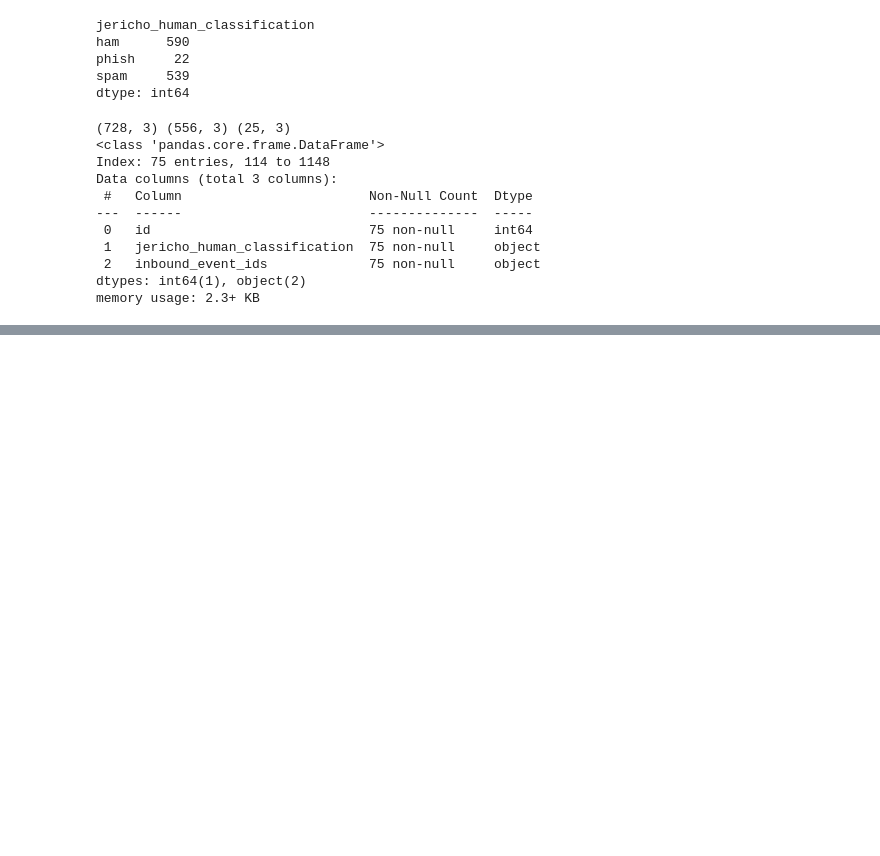
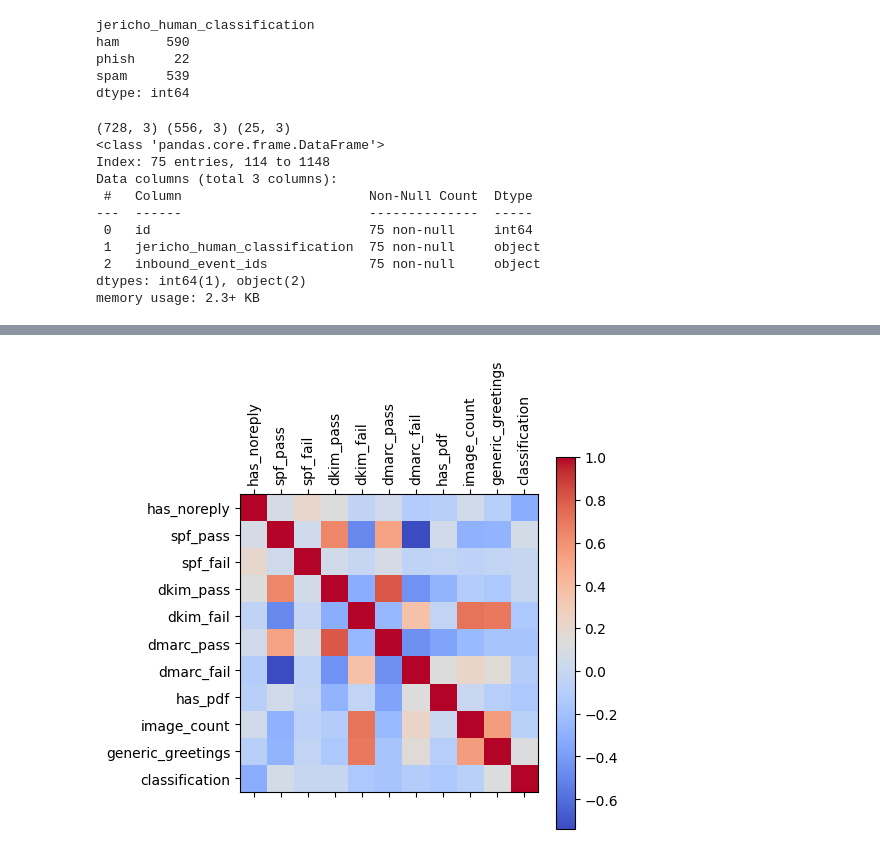
Before and after one commit to notbingsu/dsbootcamp, a Jupyter notebook: obp.ipynb, the cells around one changed output, grey strips where cells are left out. Drawn from its saved outputs; the diff is of its cells as text; code cells hidden in the pictures; blank space fills up the shorter version.

```diff
--- a/obp.ipynb
+++ b/obp.ipynb
@@ -71,8 +71,18 @@ from sklearn.model_selection import LeaveOneOut
 from sklearn.preprocessing import LabelEncoder
 from sklearn.feature_extraction.text import CountVectorizer
 encoder = LabelEncoder()
+link_formats = ["http", "https"]
+def remove_links(links, text):
+    text_without_links = text
+    for link in links:
+        text_without_links = re.sub("^" + link + "[\s\n]$", "", text_without_links)
+    return text_without_links
+def remove_tags(text):
+    text = re.sub('<[^<]+?>', '', text)
+    return text
 def simplify_text(text):
     text = text.lower()
+    text = remove_links(link_formats, text)
     text = text.replace('\n', ' ')
     text = text.replace('\r', ' ')
     text = text.replace('\t', ' ')
@@ -101,6 +111,14 @@ def count_generic_greeting(text):
     for ref in generic_references:
         count += text.lower().count(ref)
     return count
+# def has_pdf(text):
+#     return 1 if ".pdf" in text else 0
+# def image_count(text):
+#     image_suffixes = [".jpg", ".jpeg", ".png", ".gif", ".bmp"]
+#     count = 0
+#     for suffix in image_suffixes:
+#         count += text.count(suffix)
+#     return count
 
 obj_df['processed_body'] = obj_df['processed_body'].apply(simplify_text)
 obj_df['processed_subject'] = obj_df['processed_subject'].apply(simplify_text)
@@ -110,6 +128,8 @@ sender_domain = obj_df['from'].apply(lambda x: x.split('@')[1])
 sender = CountVectorizer().fit_transform(sender)
 sender_domain = CountVectorizer().fit_transform(sender_domain)
 vectorized_subject = CountVectorizer().fit_transform(obj_df['processed_subject'])
+vectorized_body = CountVectorizer().fit_transform(obj_df['processed_body'])
+
 # additional features
 has_noreply = obj_df['payload'].apply(lambda x: 1 if 'noreply' in x else 0)
 spf_pass = obj_df['payload'].apply(lambda x: 1 if 'spf=pass' in x else 0)
@@ -118,4 +138,29 @@ dkim_pass = obj_df['payload'].apply(lambda x: 1 if 'dkim=pass' in x else 0)
 dkim_fail = obj_df['payload'].apply(lambda x: 1 if 'dkim=fail' in x else 0)
 dmarc_pass = obj_df['payload'].apply(lambda x: 1 if 'dmarc=pass' in x else 0)
 dmarc_fail = obj_df['payload'].apply(lambda x: 1 if 'dmarc=fail' in x else 0)
+has_pdf = obj_df['payload'].apply(lambda x: 1 if ".pdf" in x else 0)
+image_count = obj_df['payload'].apply(lambda x: sum([x.count(suffix) for suffix in [".jpg", ".jpeg", ".png", ".gif", ".bmp"]]))
 generic_greetings = obj_df['processed_body'].apply(count_generic_greeting)
+# %%
+from sklearn.naive_bayes import MultinomialNB
+from sklearn.metrics import classification_report
+
+dataset = pd.DataFrame({ 'has_noreply': has_noreply,
+                        'spf_pass': spf_pass,
+                        'spf_fail': spf_fail,
+                        'dkim_pass': dkim_pass,
+                        'dkim_fail': dkim_fail,
+                        'dmarc_pass': dmarc_pass,
+                        'dmarc_fail': dmarc_fail,
+                        'has_pdf': has_pdf,
+                        'image_count': image_count,
+                        'generic_greetings': generic_greetings,
+                        'classification': obj_df['jericho_human_classification']})
+corr = dataset.corr()
+plt.matshow(corr, cmap='coolwarm')
+plt.yticks(range(len(corr.columns)), corr.columns)
+plt.xticks(range(len(corr.columns)), corr.columns, rotation=90)
+cb = plt.colorbar()
+# show column names
+# %% [output]
+[figure, added]
```
Also changed, not shown: parts of 5 cells of this notebook.
